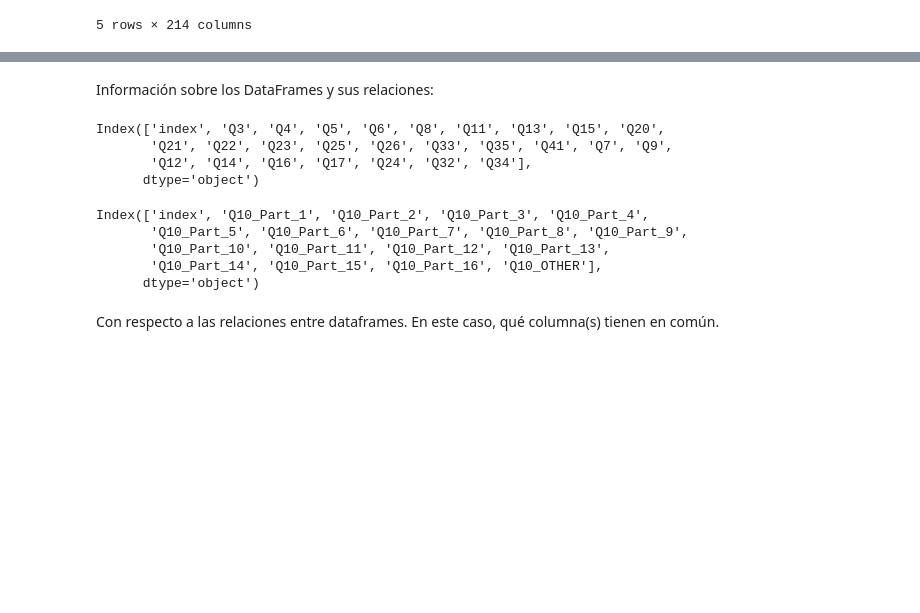
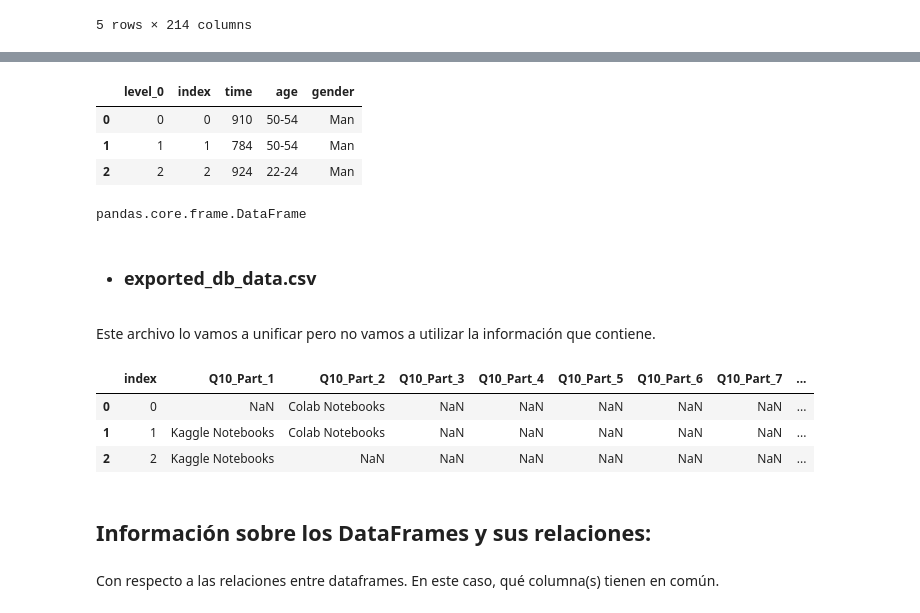
Before and after one commit to Adalab/project-da-promo-c-module-2-team-1, a Jupyter notebook: code/code1.ipynb, the cells around one changed output, grey strips where cells are left out. Drawn from its saved outputs; the diff is of its cells as text; code cells hidden in the pictures; blank space fills up the shorter version.

```diff
--- a/code/code1.ipynb
+++ b/code/code1.ipynb
@@ -26,17 +47,27 @@ Index(['Unnamed: 0', 'index', 'Q18_Part_1', 'Q18_Part_2', 'Q18_Part_3',
+# %%
+df_xml = pd.read_xml('../files/data_xml_clean.xml')
+df_xml.head(3)
+# %% [output]
+|  | level_0 | index | time | age | gender |
+| 0 | 0 | 0 | 910 | 50-54 | Man |
+| 1 | 1 | 1 | 784 | 50-54 | Man |
+| 2 | 2 | 2 | 924 | 22-24 | Man |
+# %%
+#confirmamos que nos lo ha 'trasladado' como un DataFrame de Pandas.
+type(df_xml)
+# %% [output]
+pandas.core.frame.DataFrame
+# %% [markdown]
+* ### exported_db_data.csv
+# %% [markdown]
+Este archivo lo vamos a unificar pero no vamos a utilizar la información que contiene.
+# %%
+df_exported = pd.read_csv('../files/exported_db_data.csv')
+df_exported.head(3)
+# %% [output]
+|  | index | Q10_Part_1 | Q10_Part_2 | Q10_Part_3 | Q10_Part_4 | Q10_Part_5 | Q10_Part_6 | Q10_Part_7 | ... |
+| 0 | 0 | NaN | Colab Notebooks | NaN | NaN | NaN | NaN | NaN | ... |
+| 1 | 1 | Kaggle Notebooks | Colab Notebooks | NaN | NaN | NaN | NaN | NaN | ... |
+| 2 | 2 | Kaggle Notebooks | NaN | NaN | NaN | NaN | NaN | NaN | ... |
 # %% [markdown]
-Información sobre los DataFrames y sus relaciones:
+## Información sobre los DataFrames y sus relaciones:
-# %%
-df_txt.columns
-# %% [output]
-Index(['index', 'Q3', 'Q4', 'Q5', 'Q6', 'Q8', 'Q11', 'Q13', 'Q15', 'Q20',
-       'Q21', 'Q22', 'Q23', 'Q25', 'Q26', 'Q33', 'Q35', 'Q41', 'Q7', 'Q9',
-       'Q12', 'Q14', 'Q16', 'Q17', 'Q24', 'Q32', 'Q34'],
-      dtype='object')
-# %%
-df_csv.columns
-# %% [output]
-Index(['index', 'Q10_Part_1', 'Q10_Part_2', 'Q10_Part_3', 'Q10_Part_4',
-       'Q10_Part_5', 'Q10_Part_6', 'Q10_Part_7', 'Q10_Part_8', 'Q10_Part_9',
-       'Q10_Part_10', 'Q10_Part_11', 'Q10_Part_12', 'Q10_Part_13',
-       'Q10_Part_14', 'Q10_Part_15', 'Q10_Part_16', 'Q10_OTHER'],
-      dtype='object')
```
Also changed, not shown: parts of 28 cells of this notebook.
